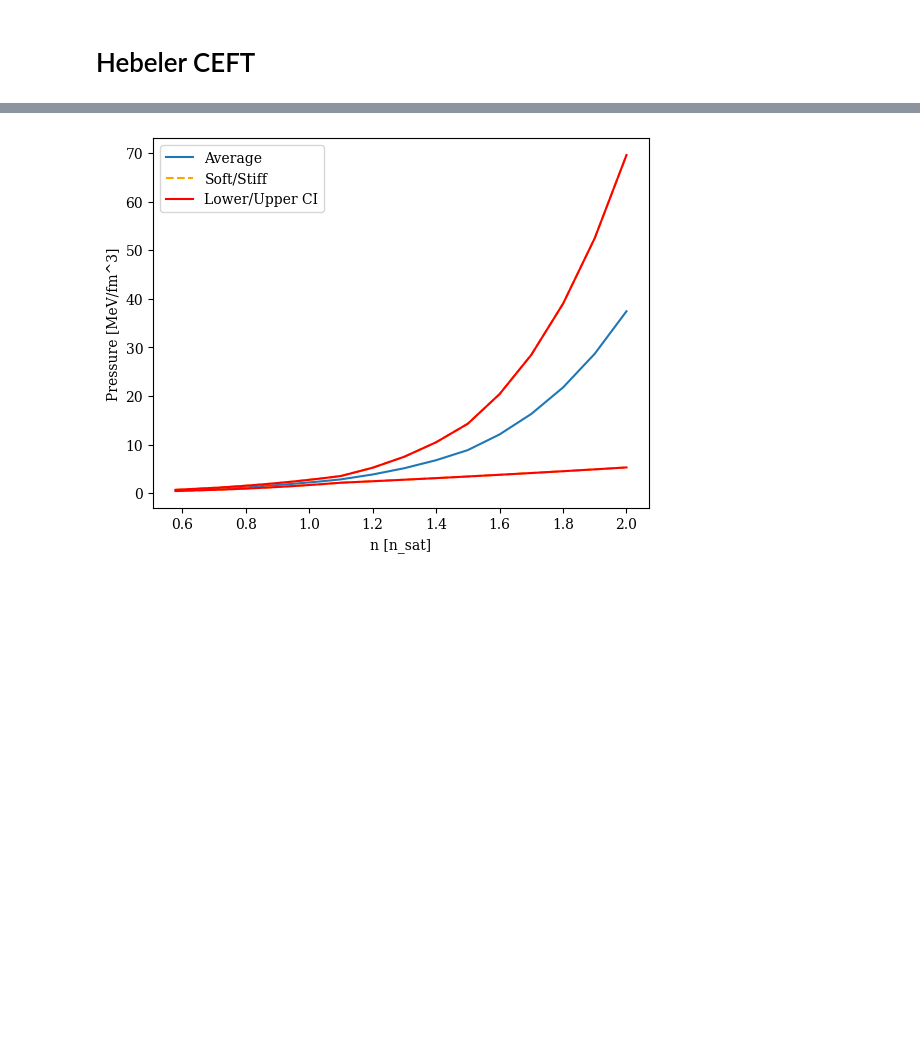
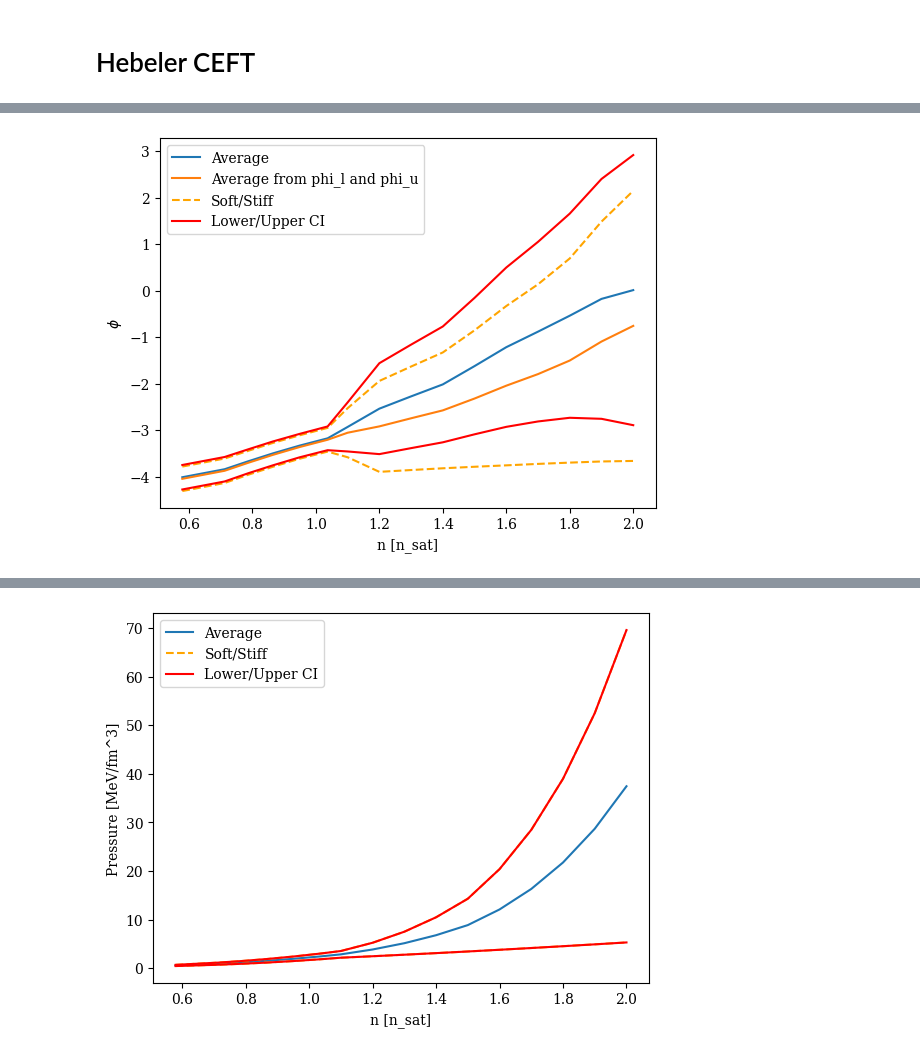
Before and after one commit to codinginrevolt/master_thesis, a Jupyter notebook: classes.ipynb, the cells around one changed output, grey strips where cells are left out. Drawn from its saved outputs; the diff is of its cells as text; code cells hidden in the pictures; blank space fills up the shorter version.

```diff
--- a/classes.ipynb
+++ b/classes.ipynb
@@ -474,0 +574,20 @@ cs2_hebeler_avg = np.gradient(p_hebeler_avg, e_hebeler_avg) #dp/de
+# %%
+phi_hebeler_avg = get_phi(cs2_hebeler_avg)
+phi_hebeler_lower = get_phi(cs2_hebeler_lower)
+phi_hebeler_upper = get_phi(cs2_hebeler_upper)
+phi_hebeler_width = phi_hebeler_upper-phi_hebeler_lower
+phi_hebeler_avg_other = (phi_hebeler_upper+phi_hebeler_lower)/2
+
+
+plt.plot(n_n0_hebeler, phi_hebeler_avg, label='Average')
+plt.plot(n_n0_hebeler, phi_hebeler_avg_other, label='Average from phi_l and phi_u')
+plt.plot(n_n0_hebeler, phi_hebeler_lower, '--', color='orange')
+plt.plot(n_n0_hebeler, phi_hebeler_upper, '--', color='orange', label='Soft/Stiff')
+plt.plot(n_n0_hebeler, phi_hebeler_avg+phi_hebeler_width/2, color='red', label='Lower/Upper CI')
+plt.plot(n_n0_hebeler, phi_hebeler_avg-phi_hebeler_width/2, color='red')
+plt.ylabel(r'$\phi$')
+plt.xlabel('n [n_sat]')
+plt.legend()
+plt.show()
+# %% [output]
+[figure, added]
```
Also changed, not shown: parts of 27 cells of this notebook, 3 other files.
